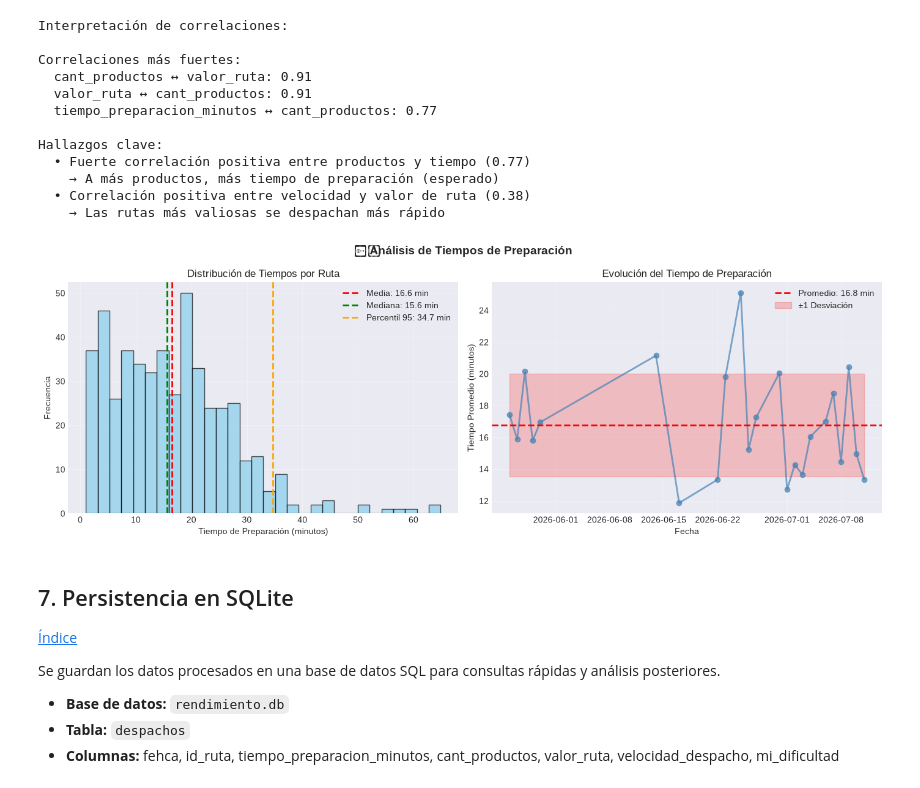
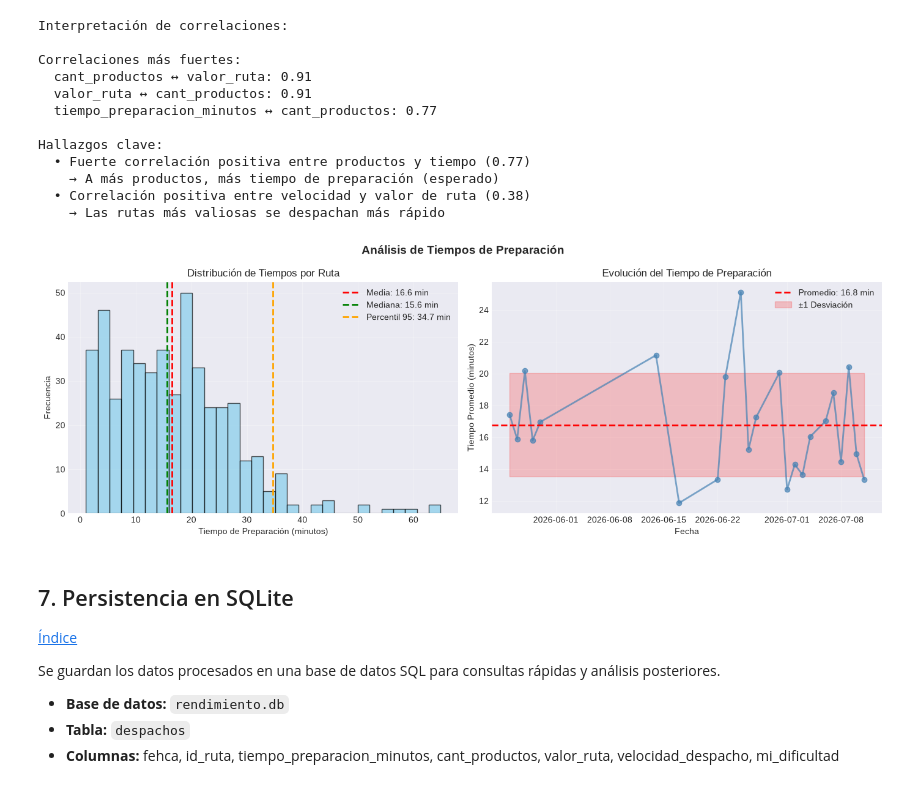
Before and after one commit to pixel-phy/optimizacion_despachos, a Jupyter notebook: notebooks/01_eda_cleaning.ipynb, the cells around one changed output. Cells and saved outputs as stored; diff of their text form; code cells hidden in the pictures.

```diff
--- a/notebooks/01_eda_cleaning.ipynb
+++ b/notebooks/01_eda_cleaning.ipynb
@@ -1240,7 +1240,7 @@ Hallazgos clave:
 # %%
 # Distribución de tiempos de preparación
 fig, axes = plt.subplots(1, 2, figsize=(14, 5))
-fig.suptitle('⏱️ Análisis de Tiempos de Preparación', fontsize=14, fontweight='bold')
+fig.suptitle('Análisis de Tiempos de Preparación', fontsize=14, fontweight='bold')
 
 ax1 = axes[0]
 ax1.hist(df_clean['tiempo_preparacion_minutos'], bins=30, color='skyblue', edgecolor='black', alpha=0.7)
@@ -1252,34 +1252,34 @@ ax1.axvline(df_clean['tiempo_preparacion_minutos'].median(), color='green', line
 p95 = df_clean['tiempo_preparacion_minutos'].quantile(0.95)
 ax1.axvline(p95, color='orange', linestyle='--', linewidth=2,
             label=f'Percentil 95: {p95:.1f} min')
 ax1.set_xlabel('Tiempo de Preparación (minutos)')
 ax1.set_ylabel('Frecuencia')
 ax1.set_title('Distribución de Tiempos por Ruta')
 ax1.legend()
 ax1.grid(True, alpha=0.3)
 
 ax2 = axes[1]
 # Evolución del tiempo promedio por día
 tiempo_diario = df_clean.groupby('fecha')['tiempo_preparacion_minutos'].mean()
 ax2.plot(tiempo_diario.index, tiempo_diario.values, 'o-', alpha=0.7, color='steelblue', linewidth=2)
 ax2.axhline(tiempo_diario.mean(), color='red', linestyle='--', linewidth=2,
             label=f'Promedio: {tiempo_diario.mean():.1f} min')
 ax2.fill_between(tiempo_diario.index,
                  tiempo_diario.mean() - tiempo_diario.std(),
                  tiempo_diario.mean() + tiempo_diario.std(),
                  alpha=0.2, color='red', label='±1 Desviación')
 ax2.set_xlabel('Fecha')
 ax2.set_ylabel('Tiempo Promedio (minutos)')
 ax2.set_title('Evolución del Tiempo de Preparación')
 ax2.legend()
 ax2.grid(True, alpha=0.3)
 
 plt.tight_layout()
 plt.savefig('../reports/figures/tiempos_preparacion.png', dpi=150, bbox_inches='tight')
 plt.show()
 plt.close()
 # %% [output]
-[figure, old version]
+[figure, new version]
 # %% [markdown]
 ## 7. Persistencia en SQLite <a id='persistenciaensql'></a>
 [Índice](#indice)
```
Also changed, not shown: parts of 2 cells of this notebook.
